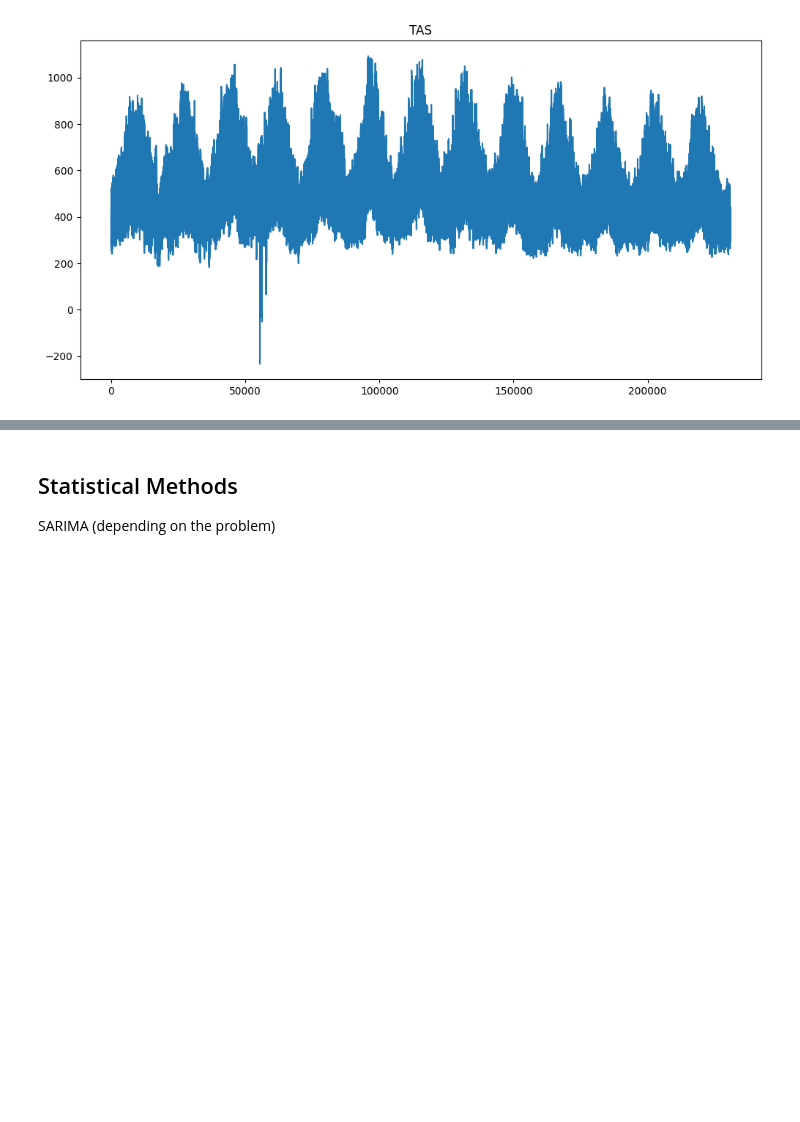
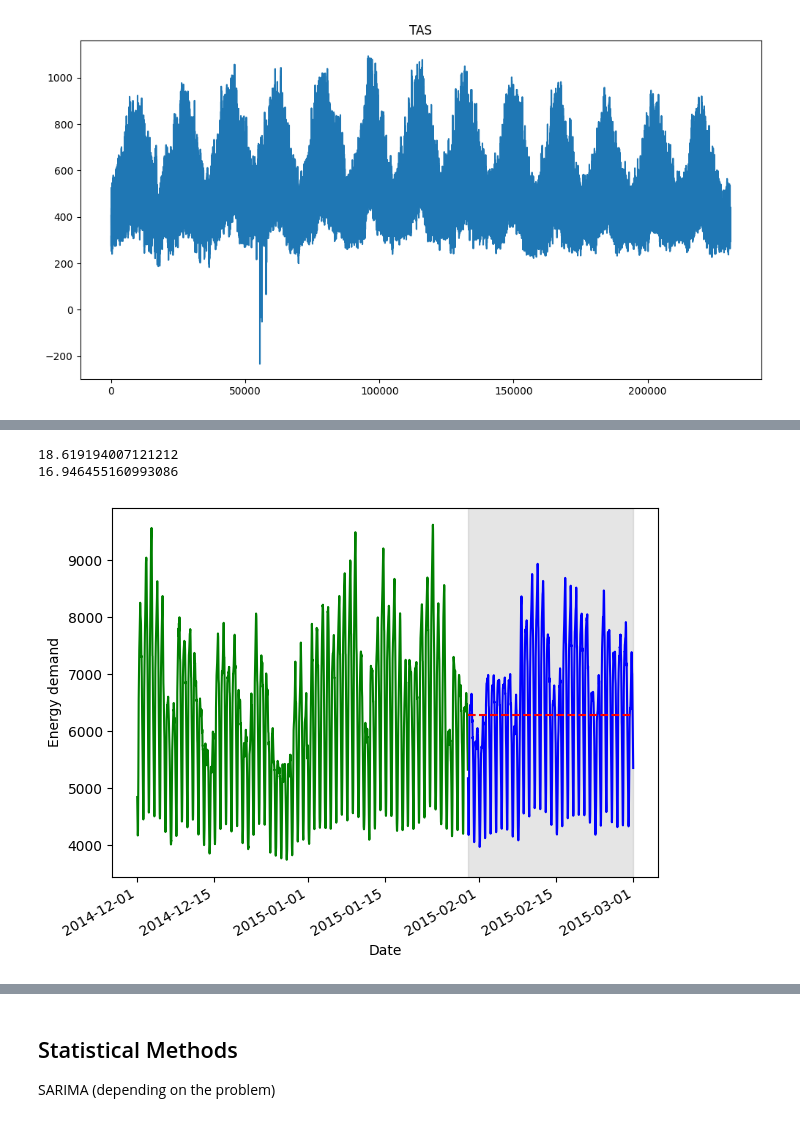
Before and after one commit to JGrootBramel/TSF, a Jupyter notebook: Exam.SoSe2025 Team 5.ipynb, the cells around one changed output, grey strips where cells are left out. Drawn from its saved outputs; the diff is of its cells as text; code cells hidden in the pictures; blank space fills up the shorter version.

```diff
--- a/Exam.SoSe2025 Team 5.ipynb
+++ b/Exam.SoSe2025 Team 5.ipynb
@@ -156,0 +403,5 @@ for index, state in df.iterrows():
+# %%
+Last_year_mean = np.mean(train['data'][-17520:])
+print(f'{Last_year_mean}')
+test.loc[:, 'pred_last_yr_mean'] = Last_year_mean
+test
@@ -156,0 +428,24 @@ for index, state in df.iterrows():
+# %%
+mape_last_year_mean = mape(test['data'], test['pred_last_yr_mean'])
+print(mape_hist_mean)
+print(mape_last_year_mean)
+# %% [output]
+18.619194007121212
+16.946455160993086
+# %%
+fig, ax = plt.subplots()
+end = num_datasets-num_test_datasets
+start = num_datasets-num_test_datasets*3
+plot_area = np.arange(num_datasets-num_test_datasets*3,num_datasets-num_test_datasets)
+
+ax.plot(train['timestamp'].iloc[np.arange(start, end)], train['data'].iloc[np.arange(start, end)], 'g', label='Train')
+ax.plot(test['timestamp'], test['data'], 'b-', label='Test')
+ax.plot(test['timestamp'], test['pred_last_yr_mean'], 'r--', label='Predicted')
+ax.set_xlabel('Date')
+ax.set_ylabel('Energy demand')
+ax.axvspan(test['timestamp'].iloc[0], test['timestamp'].iloc[-1],  color='#808080', alpha=0.2)
+
+fig.autofmt_xdate()
+plt.tight_layout()
+# %% [output]
+[figure, added]
```
Also changed, not shown: parts of 24 cells of this notebook, 1 other file.
